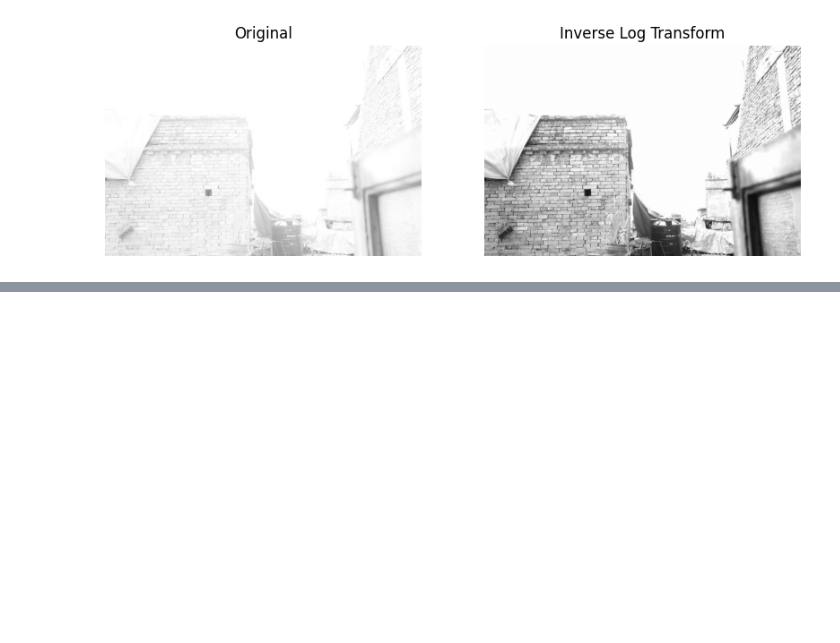
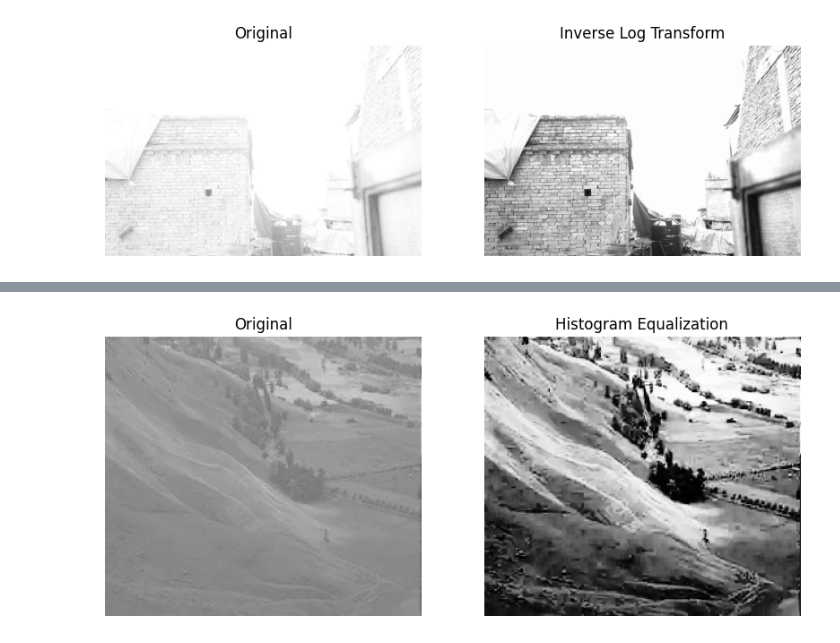
Before and after one commit to Plumz17/CVL_Assignment01, a Jupyter notebook: CVL_Assignment01.ipynb, the cells around one changed output, grey strips where cells are left out. Saved outputs shown, nothing was run; the diff lists cells and outputs as text; code cells hidden in the pictures; blank space fills up the shorter version.

```diff
--- a/CVL_Assignment01.ipynb
+++ b/CVL_Assignment01.ipynb
@@ -163,0 +202,26 @@ show(img_bright, inverse_log_transform(img_bright), "Inverse Log Transform")
+# %%
+def hist(img):
+  L = 256
+  #Make Histograms
+  hist = np.zeros(L)
+  for i in range(img.shape[0]):#Iterate for every pixel in the x axis (Reminder that img.shape returns (width, height, channel))
+    for j in range(img.shape[1]): #Iterate for every pixel in the y axis
+      hist[int(img[i,j])] += 1 # Add that pixel to the histogram
+
+  pdf = hist / (img.shape[0] * img.shape[1]) # Calculate the probablity distribution function (From Probability and Stotastic Process Subject)
+  cdf = np.zeros(L)
+  cdf[0] = pdf[0]
+  for i in range(1, L): # Calculate the cumulative distribution function
+    cdf[i] = cdf[i - 1] + pdf[i]
+
+  cdf = (cdf * (L - 1)).astype(np.uint8) # Calculate the pixel value using cdf so it's between 0 and 255
+
+  out = np.zeros(img.shape, dtype=np.uint8)
+  for i in range(out.shape[0]):#Iterate for every pixel in the x axis (Reminder that img.shape returns (width, height, channel))
+    for j in range(out.shape[1]): #Iterate for every pixel in the y axis
+      out[i,j] = cdf[img[i,j]]
+  return out
+
+show(img_low, hist(img_low), "Histogram Equalization")
+# %% [output]
+[figure, added]
```
Also changed, not shown: parts of 7 cells of this notebook.
